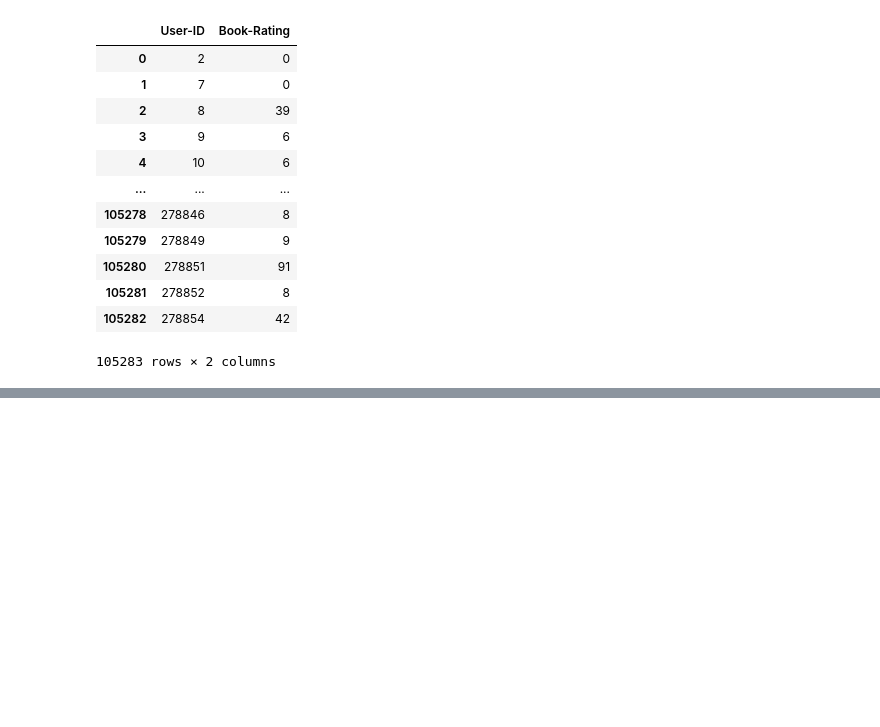
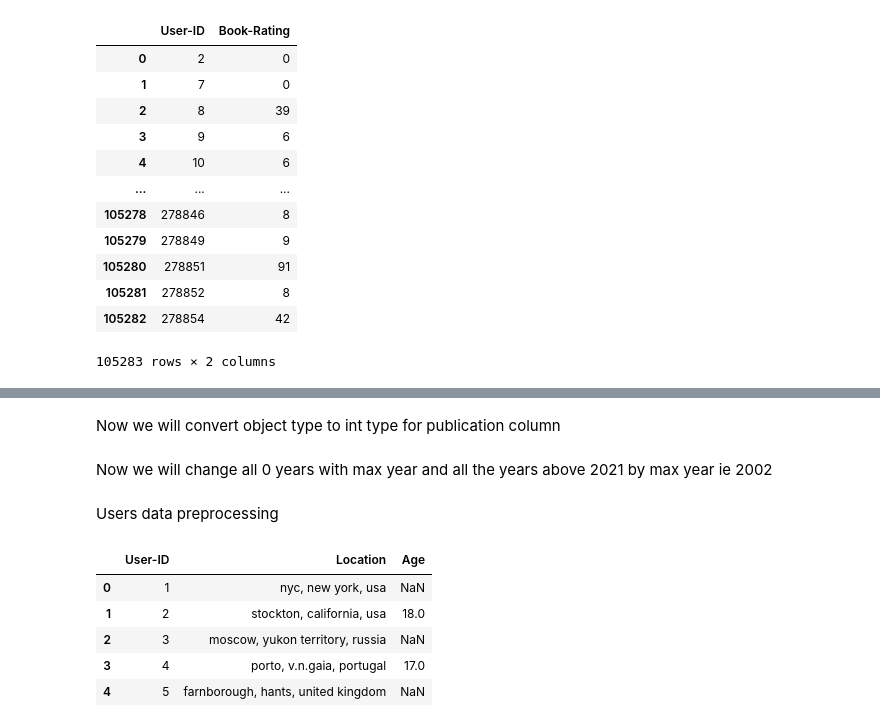
Before and after one commit to saurabhdaund76/Book-Recommendation-System, a Jupyter notebook: Book_recommendation_system.ipynb, the cells around one changed output, grey strips where cells are left out. Drawn from its saved outputs; the diff is of its cells as text; code cells hidden in the pictures; blank space fills up the shorter version.

```diff
--- a/Book_recommendation_system.ipynb
+++ b/Book_recommendation_system.ipynb
@@ -65,0 +218,2 @@ ratings_df.groupby('User-ID')['Book-Rating'].sum().reset_index()
+# %% [markdown]
+Now we will convert object type to int type for publication column
@@ -65,0 +222,2 @@ ratings_df.groupby('User-ID')['Book-Rating'].sum().reset_index()
+# %% [markdown]
+Now we will change all 0 years with max year and all the years above 2021 by max year ie 2002
@@ -65,0 +231,11 @@ ratings_df.groupby('User-ID')['Book-Rating'].sum().reset_index()
+# %% [markdown]
+Users data preprocessing
+# %%
+user_df.head()
+# %% [output]
+|  | User-ID | Location | Age |
+| 0 | 1 | nyc, new york, usa | NaN |
+| 1 | 2 | stockton, california, usa | 18.0 |
+| 2 | 3 | moscow, yukon territory, russia | NaN |
+| 3 | 4 | porto, v.n.gaia, portugal | 17.0 |
+| 4 | 5 | farnborough, hants, united kingdom | NaN |
```
Also changed, not shown: parts of 37 cells of this notebook.
